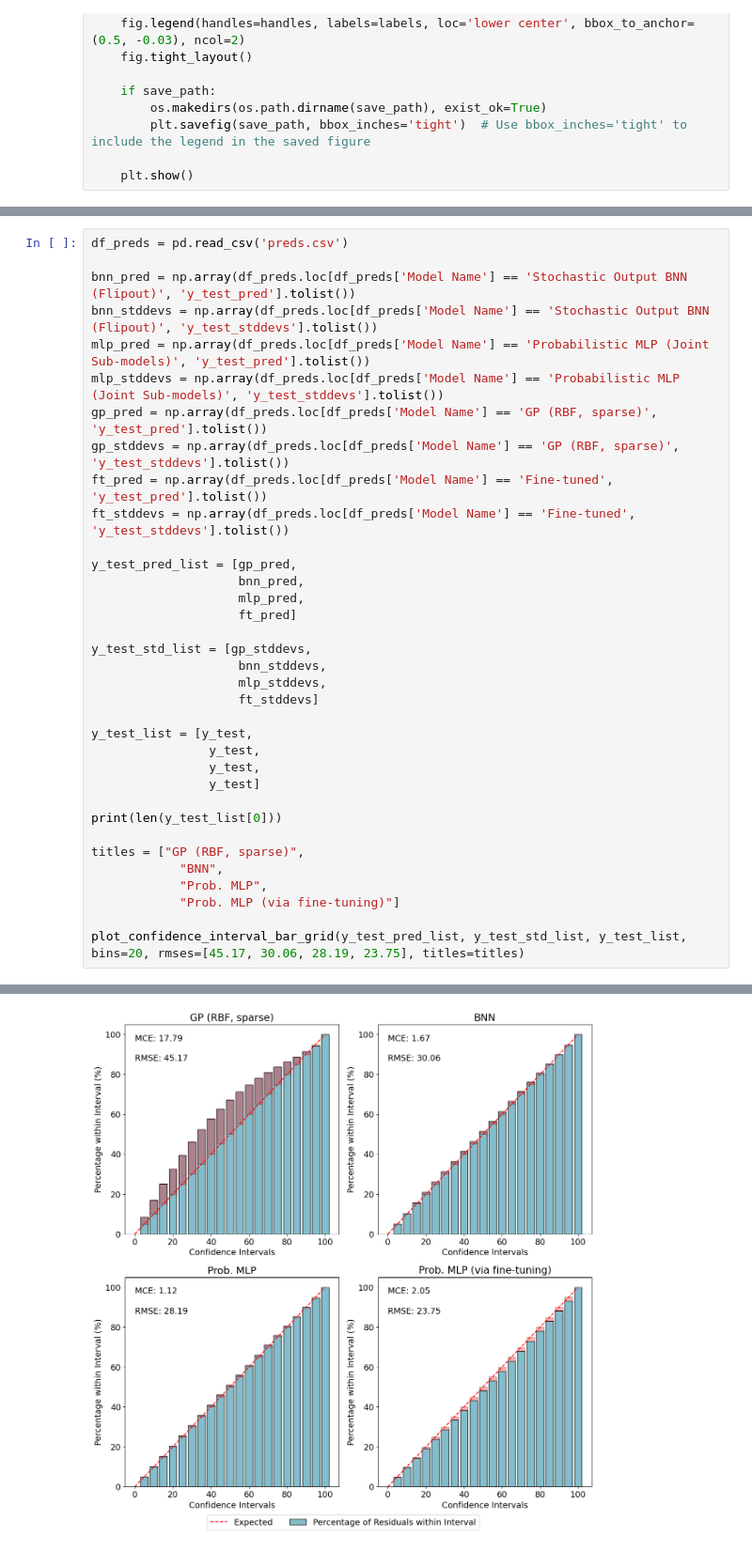
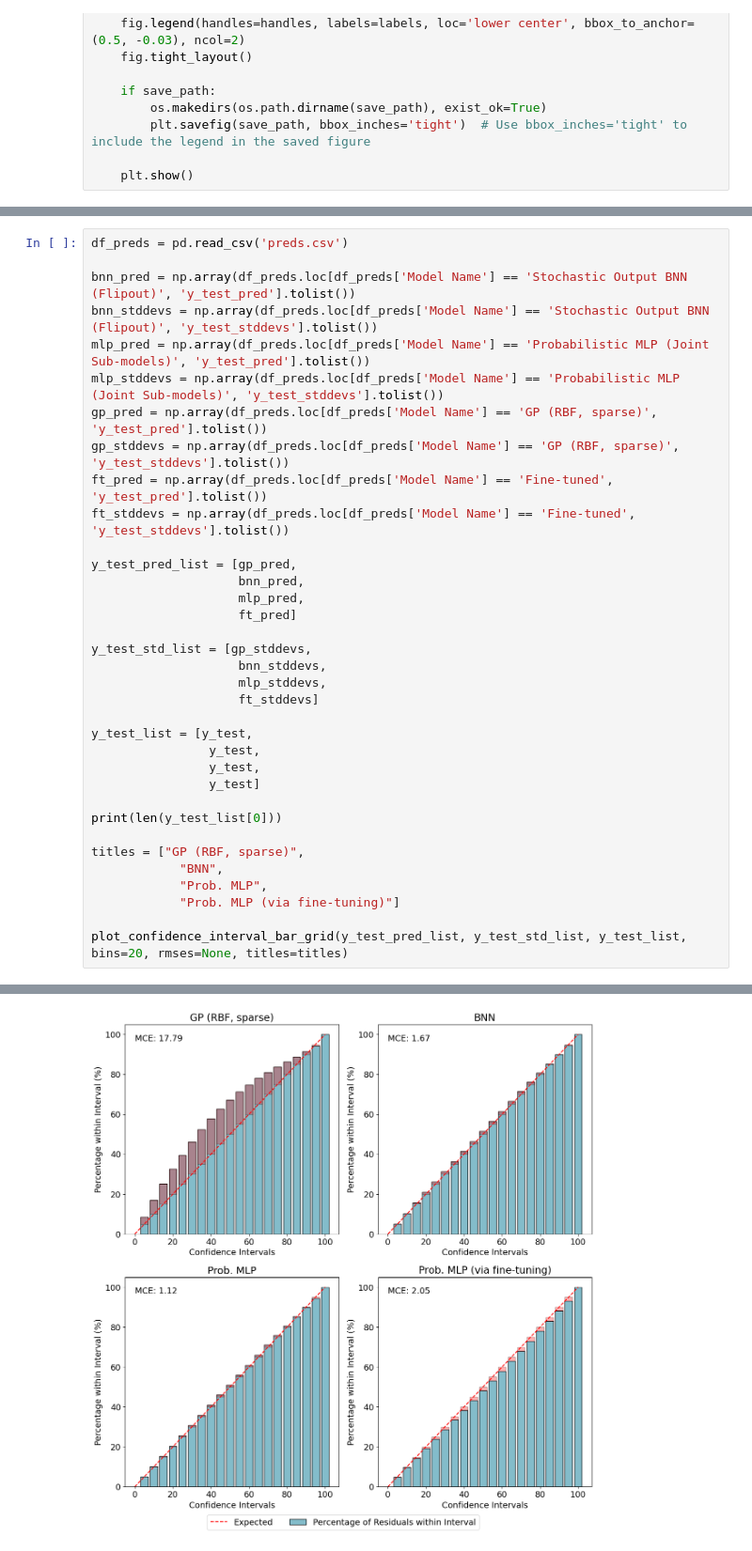
Before and after one commit to filofiocchi02/fyp, a Jupyter notebook: plots.ipynb, the cells around one changed output, grey strips where cells are left out. Shown at 94% size. Saved outputs shown, nothing was run; the diff lists cells and outputs as text.

```diff
--- a/plots.ipynb
+++ b/plots.ipynb
@@ -299,32 +299,32 @@ mlp_pred = np.array(df_preds.loc[df_preds['Model Name'] == 'Probabilistic MLP (J
 mlp_stddevs = np.array(df_preds.loc[df_preds['Model Name'] == 'Probabilistic MLP (Joint Sub-models)', 'y_test_stddevs'].tolist())
 gp_pred = np.array(df_preds.loc[df_preds['Model Name'] == 'GP (RBF, sparse)', 'y_test_pred'].tolist())
 gp_stddevs = np.array(df_preds.loc[df_preds['Model Name'] == 'GP (RBF, sparse)', 'y_test_stddevs'].tolist())
 ft_pred = np.array(df_preds.loc[df_preds['Model Name'] == 'Fine-tuned', 'y_test_pred'].tolist())
 ft_stddevs = np.array(df_preds.loc[df_preds['Model Name'] == 'Fine-tuned', 'y_test_stddevs'].tolist())
 
 y_test_pred_list = [gp_pred,
                     bnn_pred,
                     mlp_pred,
                     ft_pred]
 
 y_test_std_list = [gp_stddevs,
                     bnn_stddevs,
                     mlp_stddevs,
                     ft_stddevs]
 
 y_test_list = [y_test,
                 y_test,
                 y_test,
                 y_test]
 
 print(len(y_test_list[0]))
 
 titles = ["GP (RBF, sparse)",
             "BNN",
             "Prob. MLP",
             "Prob. MLP (via fine-tuning)"]
 
-plot_confidence_interval_bar_grid(y_test_pred_list, y_test_std_list, y_test_list, bins=20, rmses=[45.17, 30.06, 28.19, 23.75], titles=titles)
+plot_confidence_interval_bar_grid(y_test_pred_list, y_test_std_list, y_test_list, bins=20, rmses=None, titles=titles)
 # %% [output]
 37877
-[figure, old version]
+[figure, new version]
```
Also changed, not shown: parts of 5 cells of this notebook, 1 other file.
